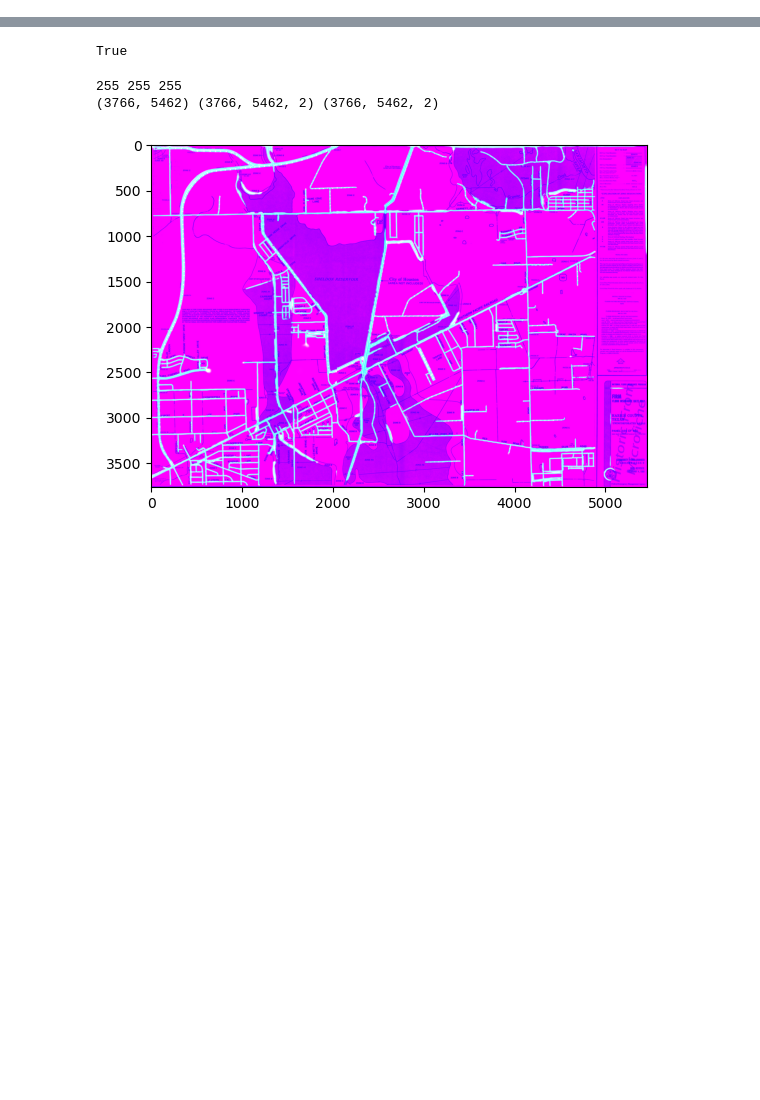
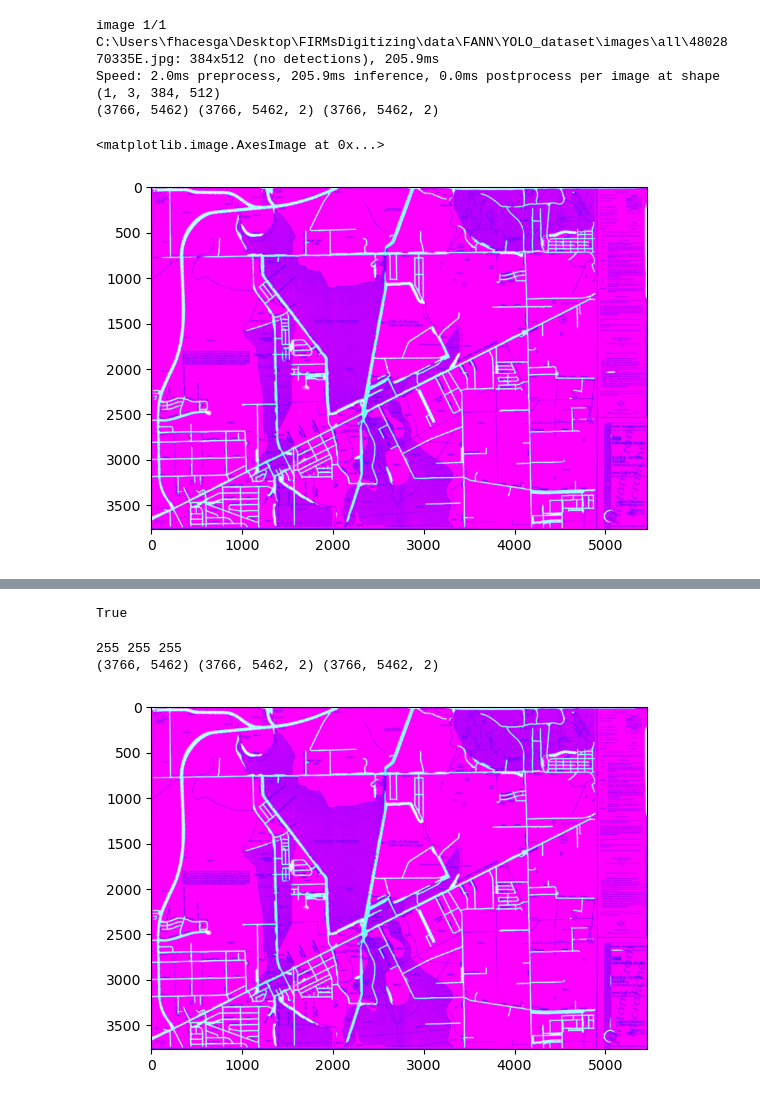
Before and after one commit to f-haces/RECTDNN, a Jupyter notebook: FANN_YOLOPreprocessing.ipynb, the cells around one changed output, grey strips where cells are left out. Drawn from its saved outputs; the diff is of its cells as text; code cells hidden in the pictures; blank space fills up the shorter version.

```diff
--- a/FANN_YOLOPreprocessing.ipynb
+++ b/FANN_YOLOPreprocessing.ipynb
@@ -123,7 +123,53 @@ def findBounds(image_fn, model=None,
 
     return results, model
 
+def findStreetCorners(image_fn, FANN=None, RLNN=None):
+    image = np.asarray(Image.open(image_fn))
+
+    if image.ndim == 3:
+        image = image[:, :, 0]
+
+    # RUN CNN
+    out, FANN = findRoads(image, model=FANN)
+
+    # RUN YOLO
+    outbbox, RLNN = findBounds(image_fn)
+
+    # REMOVE ANY CNN OUTSIDE BOUNDS
+    bounds = outbbox[0].boxes.xyxy.numpy().astype(np.int32).flatten()
+    mask  = np.zeros(out.shape)
+    if False:# len(bounds) > 0:
+        mask[bounds[1]:bounds[3], bounds[0]:bounds[2], :] = 1
+
+    if np.sum(mask) == 0:
+        mask = mask + 1
+    out = out * mask
+    out = out.astype(np.uint8)
+
+    curr_bounds = mask * 255
+    curr_bounds = curr_bounds.astype(np.uint8)
+
+    if np.max(image) < 255:
+        image = 255 * image
+        image = image.astype(np.uint8)
+
+    print(image.shape, out.shape, curr_bounds.shape)
+    test = np.dstack((image, out[:, :, 1], curr_bounds[:, :, 0]))
+
+    return test, FANN, RLNN
 
 image_fns = get_all_image_paths(r"C:\Users\fhacesga\Desktop\FIRMsDigitizing\data\FANN\YOLO_dataset\images")
-images    = [np.asarray(Image.open(fn)) for fn in image_fns]
+# images    = [np.asarray(Image.open(fn)) for fn in image_fns]
+# %%
+
+result, FANN, RLNN = findStreetCorners(image_fns[0], FANN=FANN, RLNN=RLNN)
+# %% [output]
+image 1/1 C:\Users\fhacesga\Desktop\FIRMsDigitizing\data\FANN\YOLO_dataset\images\all\4802870335E.jpg: 384x512 (no detections), 205.9ms
+Speed: 2.0ms preprocess, 205.9ms inference, 0.0ms postprocess per image at shape (1, 3, 384, 512)
+(3766, 5462) (3766, 5462, 2) (3766, 5462, 2)
+# %%
+plt.imshow(result)
+# %% [output]
+<matplotlib.image.AxesImage at 0x...>
+[figure, added]
 # %%
```
Also changed, not shown: parts of 2 cells of this notebook, 3 other files.
